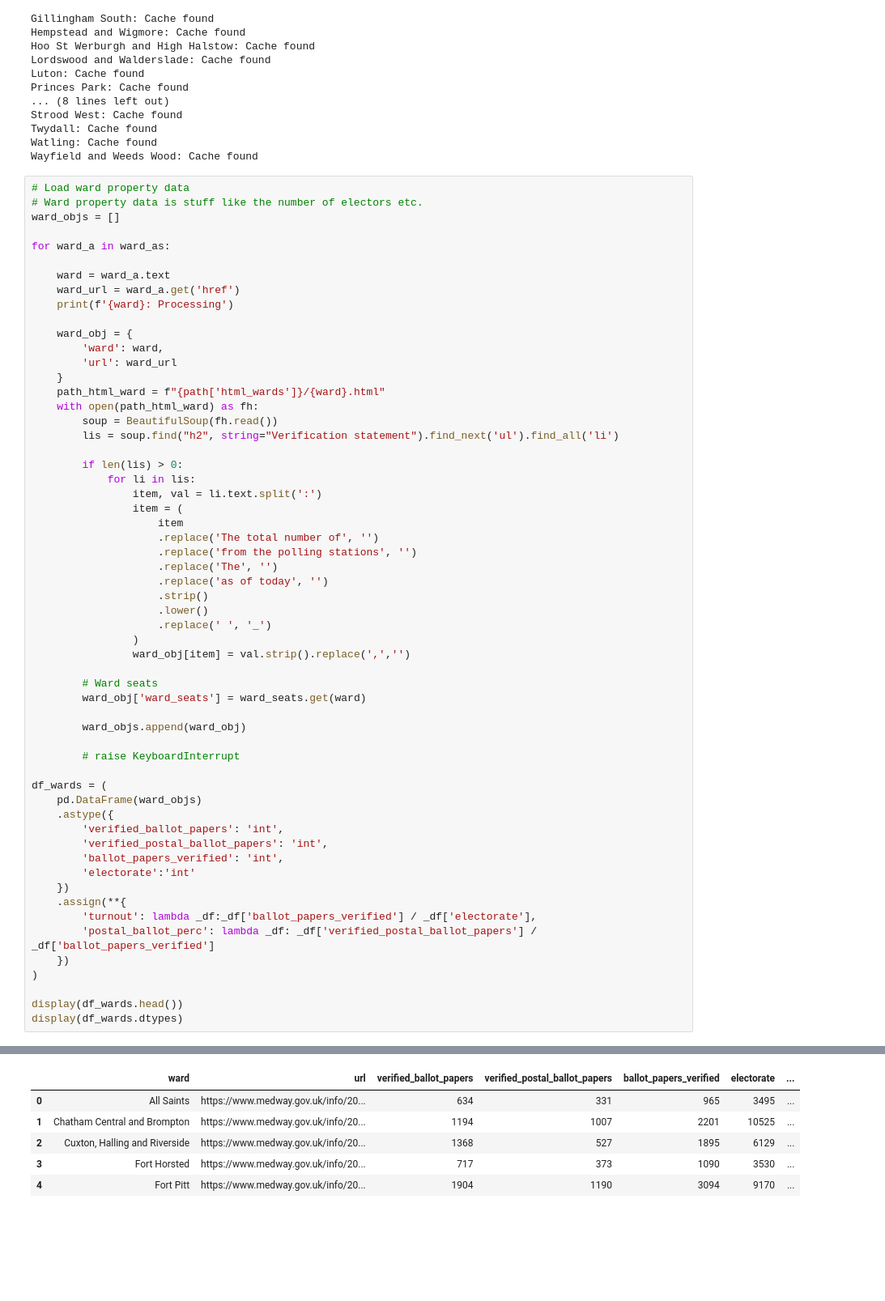
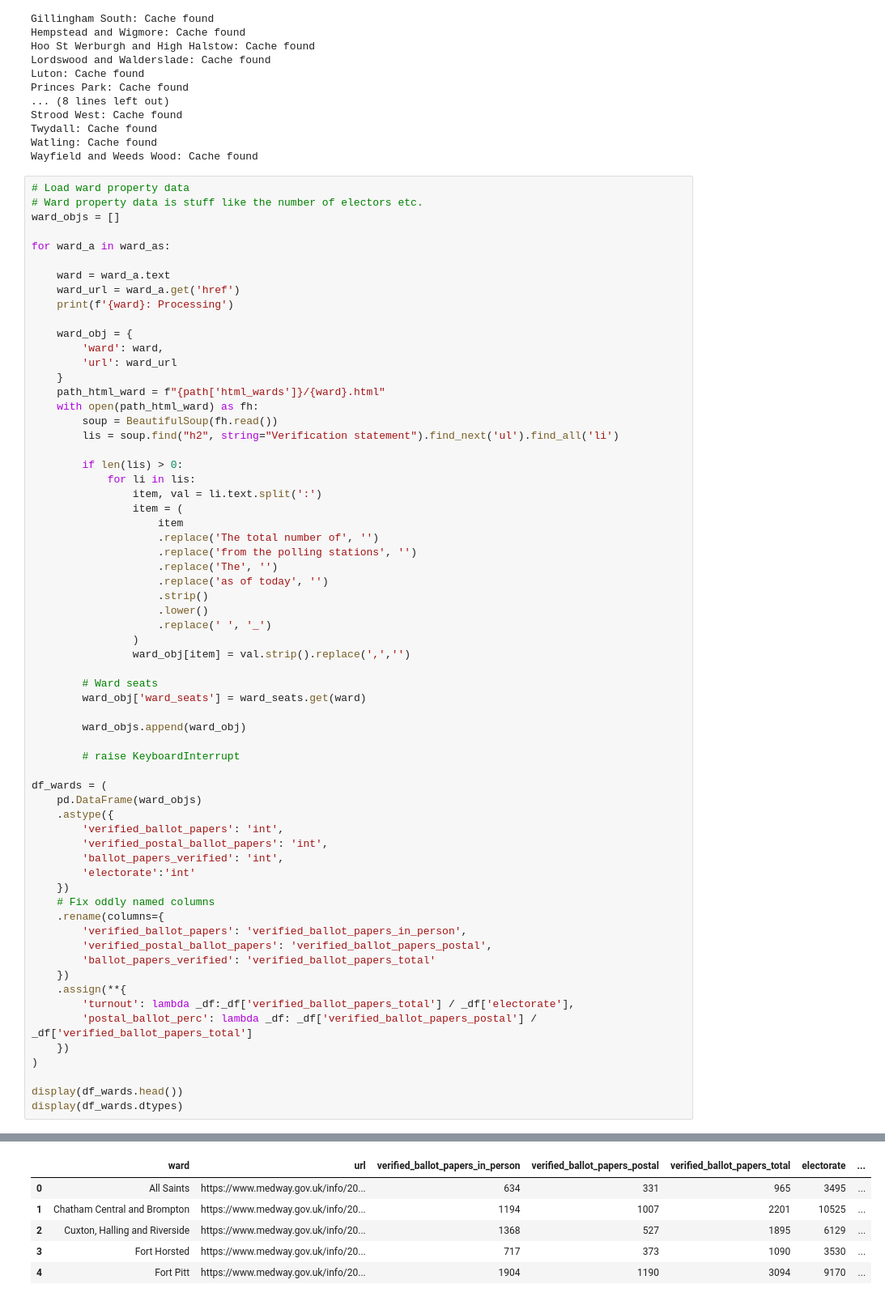
Before and after one commit to quinnphil/medway-local-elections-2023, a Jupyter notebook: 01 - Web scrape.ipynb, the cells around one changed output, grey strips where cells are left out. Shown at 81% size. Cells and saved outputs as stored; diff of their text form; blank space fills up the shorter version.

Commit message:
Fixed oddly named fields

```diff
--- a/01 - Web scrape.ipynb
+++ b/01 - Web scrape.ipynb
@@ -162,36 +162,42 @@ df_wards = (
     .astype({
         'verified_ballot_papers': 'int',
         'verified_postal_ballot_papers': 'int',
         'ballot_papers_verified': 'int',
         'electorate':'int'
     })
+    # Fix oddly named columns
+    .rename(columns={
+        'verified_ballot_papers': 'verified_ballot_papers_in_person',
+        'verified_postal_ballot_papers': 'verified_ballot_papers_postal',
+        'ballot_papers_verified': 'verified_ballot_papers_total'
+    })
     .assign(**{
-        'turnout': lambda _df:_df['ballot_papers_verified'] / _df['electorate'],
-        'postal_ballot_perc': lambda _df: _df['verified_postal_ballot_papers'] / _df['ballot_papers_verified']
+        'turnout': lambda _df:_df['verified_ballot_papers_total'] / _df['electorate'],
+        'postal_ballot_perc': lambda _df: _df['verified_ballot_papers_postal'] / _df['verified_ballot_papers_total']
     })
 )
 
 display(df_wards.head())
 display(df_wards.dtypes)
 # %% [output]
 All Saints: Processing
 Chatham Central and Brompton: Processing
 Cuxton, Halling and Riverside: Processing
 Fort Horsted: Processing
 Fort Pitt: Processing
 Gillingham North: Processing
 Gillingham South: Processing
 Hempstead and Wigmore: Processing
 Hoo St Werburgh and High Halstow: Processing
 Lordswood and Walderslade: Processing
 Luton: Processing
 Princes Park: Processing
 ... (8 lines left out)
 Strood West: Processing
 Twydall: Processing
 Watling: Processing
 Wayfield and Weeds Wood: Processing
-|  | ward | url | verified_ballot_papers | verified_postal_ballot_papers | ballot_papers_verified | electorate | ... |
+|  | ward | url | verified_ballot_papers_in_person | verified_ballot_papers_postal | verified_ballot_papers_total | electorate | ... |
 | 0 | All Saints | https://www.medway.gov.uk/info/20... | 634 | 331 | 965 | 3495 | ... |
 | 1 | Chatham Central and Brompton | https://www.medway.gov.uk/info/20... | 1194 | 1007 | 2201 | 10525 | ... |
 | 2 | Cuxton, Halling and Riverside | https://www.medway.gov.uk/info/20... | 1368 | 527 | 1895 | 6129 | ... |
```
Also changed, not shown: parts of 2 cells of this notebook, 3 other files.
